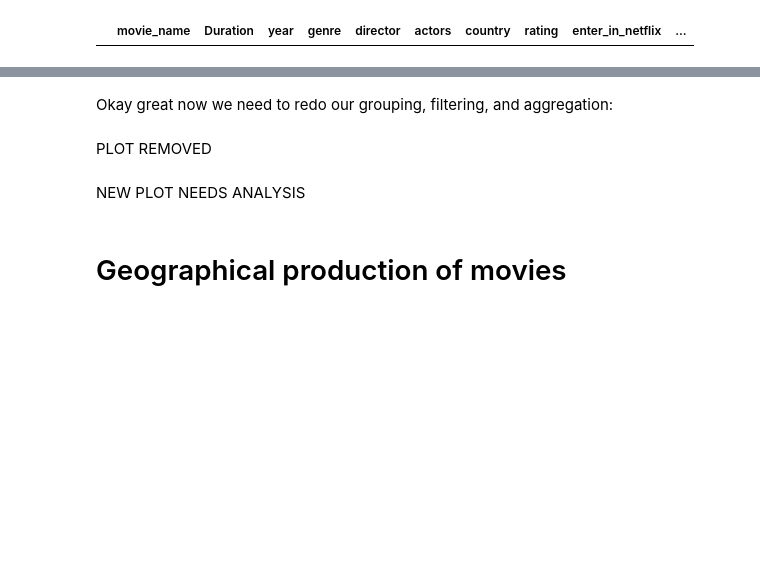
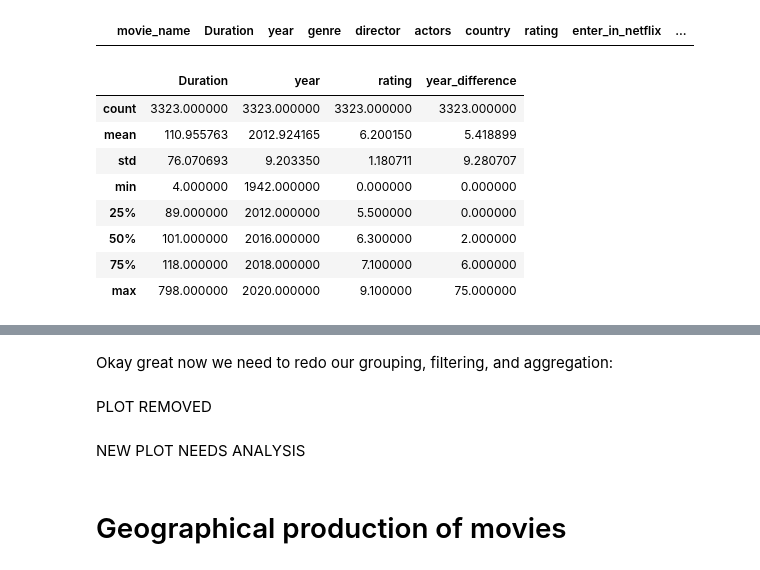
Before and after one commit to Kristian-Abad/Netflix-Movies-Project, a Jupyter notebook: Netflix_Movies.ipynb, the cells around one changed output, grey strips where cells are left out. Drawn from its saved outputs; the diff is of its cells as text; code cells hidden in the pictures; blank space fills up the shorter version.

```diff
--- a/Netflix_Movies.ipynb
+++ b/Netflix_Movies.ipynb
@@ -652,5 +652,17 @@ data_mod_6['year_difference'] = pd.DatetimeIndex(data_mod_6.enter_in_netflix).ye
 data_mod_6[data_mod_6.year_difference < 0]
 # %% [output]
 |  | movie_name | Duration | year | genre | director | actors | country | rating | enter_in_netflix | ... |
+# %%
+data_mod_6.describe()
+# %% [output]
+|  | Duration | year | rating | year_difference |
+| count | 3323.000000 | 3323.000000 | 3323.000000 | 3323.000000 |
+| mean | 110.955763 | 2012.924165 | 6.200150 | 5.418899 |
+| std | 76.070693 | 9.203350 | 1.180711 | 9.280707 |
+| min | 4.000000 | 1942.000000 | 0.000000 | 0.000000 |
+| 25% | 89.000000 | 2012.000000 | 5.500000 | 0.000000 |
+| 50% | 101.000000 | 2016.000000 | 6.300000 | 2.000000 |
+| 75% | 118.000000 | 2018.000000 | 7.100000 | 6.000000 |
+| max | 798.000000 | 2020.000000 | 9.100000 | 75.000000 |
 # %%
 data_mod_6.to_csv('/content/year_difference.csv')
```
Also changed, not shown: parts of 4 cells of this notebook.
